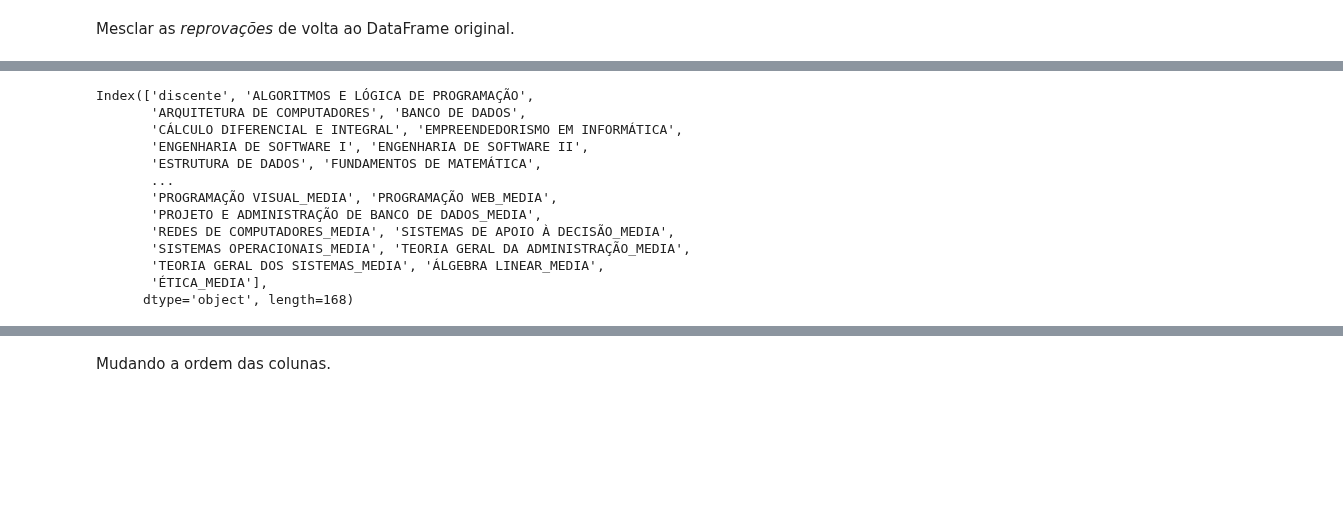
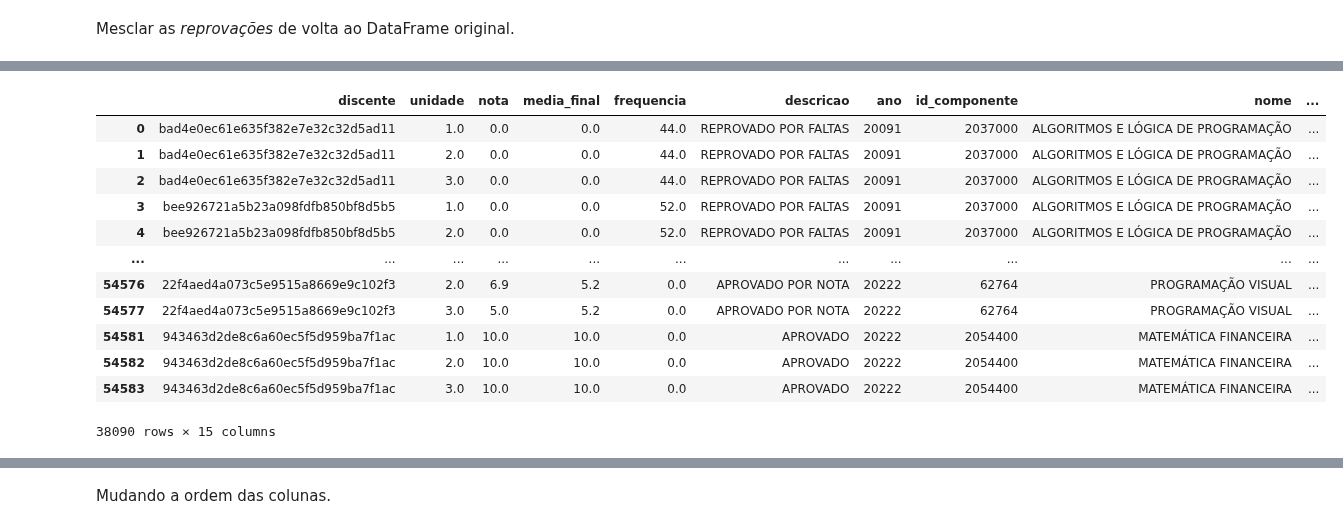
Before and after one commit to wanessabezerra/dataframe-bsi, a Jupyter notebook: dataframe-bsi/dados-extraidos.ipynb, the cells around one changed output, grey strips where cells are left out. Drawn from its saved outputs; the diff is of its cells as text; code cells hidden in the pictures; blank space fills up the shorter version.

```diff
--- a/dataframe-bsi/dados-extraidos.ipynb
+++ b/dataframe-bsi/dados-extraidos.ipynb
@@ -537,39 +657,21 @@ df_resultado.to_csv('df_dados_faltas.csv', index=False, sep=',', quoting=csv.QUO
-# %%
-# Converter a coluna 'media_final' para tipo numérico se necessário
-df_dados_filtrado['media_final'] = pd.to_numeric(df_dados_filtrado['media_final'], errors='coerce')
-
-# Preencher os valores NaN em 'media_final' com 0
-df_dados_filtrado['media_final'] = df_dados_filtrado['media_final'].fillna(0)
-
-# Calcular a média final de cada disciplina por discente
-media_final_disciplinas = df_dados_filtrado.groupby(['discente', 'nome'])['media_final'].mean().reset_index()
-
-# Pivotar as médias finais
-media_final_pivot = media_final_disciplinas.pivot(index='discente', columns='nome', values='media_final').reset_index()
-
-# Renomear as colunas pivotadas para incluir '_MEDIA'
-media_final_pivot.columns = [f"{col}_MEDIA" if col != 'discente' else col for col in media_final_pivot.columns]
-
-# Mesclar as médias finais ao DataFrame tabela_final
-tabela_final = tabela_final.merge(media_final_pivot, on='discente', how='left')
-
-# Preencher os valores NaN resultantes da pivotagem com 0
-tabela_final = tabela_final.fillna(0)
-
-# Listar as colunas que foram adicionadas para confirmar a inclusão
-tabela_final.columns
-# %% [output]
-Index(['discente', 'ALGORITMOS E LÓGICA DE PROGRAMAÇÃO',
-       'ARQUITETURA DE COMPUTADORES', 'BANCO DE DADOS',
-       'CÁLCULO DIFERENCIAL E INTEGRAL', 'EMPREENDEDORISMO EM INFORMÁTICA',
-       'ENGENHARIA DE SOFTWARE I', 'ENGENHARIA DE SOFTWARE II',
-       'ESTRUTURA DE DADOS', 'FUNDAMENTOS DE MATEMÁTICA',
-       ...
-       'PROGRAMAÇÃO VISUAL_MEDIA', 'PROGRAMAÇÃO WEB_MEDIA',
-       'PROJETO E ADMINISTRAÇÃO DE BANCO DE DADOS_MEDIA',
-       'REDES DE COMPUTADORES_MEDIA', 'SISTEMAS DE APOIO À DECISÃO_MEDIA',
-       'SISTEMAS OPERACIONAIS_MEDIA', 'TEORIA GERAL DA ADMINISTRAÇÃO_MEDIA',
-       'TEORIA GERAL DOS SISTEMAS_MEDIA', 'ÁLGEBRA LINEAR_MEDIA',
-       'ÉTICA_MEDIA'],
-      dtype='object', length=168)
+# %%
+df_dados_filtrado['ano'] = pd.to_numeric(df_dados_filtrado['ano'], errors='coerce').fillna(0).astype(int)
+# %%
+df_dados_filtrado = df_dados_filtrado.drop_duplicates()
+df_dados_filtrado.to_csv('df_dados_filtrado4.csv', index=False, sep=',', quoting=csv.QUOTE_NONNUMERIC)
+df_dados_filtrado
+# %% [output]
+|  | discente | unidade | nota | media_final | frequencia | descricao | ano | id_componente | nome | ... |
+| 0 | bad4e0ec61e635f382e7e32c32d5ad11 | 1.0 | 0.0 | 0.0 | 44.0 | REPROVADO POR FALTAS | 20091 | 2037000 | ALGORITMOS E LÓGICA DE PROGRAMAÇÃO | ... |
+| 1 | bad4e0ec61e635f382e7e32c32d5ad11 | 2.0 | 0.0 | 0.0 | 44.0 | REPROVADO POR FALTAS | 20091 | 2037000 | ALGORITMOS E LÓGICA DE PROGRAMAÇÃO | ... |
+| 2 | bad4e0ec61e635f382e7e32c32d5ad11 | 3.0 | 0.0 | 0.0 | 44.0 | REPROVADO POR FALTAS | 20091 | 2037000 | ALGORITMOS E LÓGICA DE PROGRAMAÇÃO | ... |
+| 3 | bee926721a5b23a098fdfb850bf8d5b5 | 1.0 | 0.0 | 0.0 | 52.0 | REPROVADO POR FALTAS | 20091 | 2037000 | ALGORITMOS E LÓGICA DE PROGRAMAÇÃO | ... |
+| 4 | bee926721a5b23a098fdfb850bf8d5b5 | 2.0 | 0.0 | 0.0 | 52.0 | REPROVADO POR FALTAS | 20091 | 2037000 | ALGORITMOS E LÓGICA DE PROGRAMAÇÃO | ... |
+| ... | ... | ... | ... | ... | ... | ... | ... | ... | ... | ... |
+| 54576 | 22f4aed4a073c5e9515a8669e9c102f3 | 2.0 | 6.9 | 5.2 | 0.0 | APROVADO POR NOTA | 20222 | 62764 | PROGRAMAÇÃO VISUAL | ... |
+| 54577 | 22f4aed4a073c5e9515a8669e9c102f3 | 3.0 | 5.0 | 5.2 | 0.0 | APROVADO POR NOTA | 20222 | 62764 | PROGRAMAÇÃO VISUAL | ... |
+| 54581 | 943463d2de8c6a60ec5f5d959ba7f1ac | 1.0 | 10.0 | 10.0 | 0.0 | APROVADO | 20222 | 2054400 | MATEMÁTICA FINANCEIRA | ... |
+| 54582 | 943463d2de8c6a60ec5f5d959ba7f1ac | 2.0 | 10.0 | 10.0 | 0.0 | APROVADO | 20222 | 2054400 | MATEMÁTICA FINANCEIRA | ... |
+| 54583 | 943463d2de8c6a60ec5f5d959ba7f1ac | 3.0 | 10.0 | 10.0 | 0.0 | APROVADO | 20222 | 2054400 | MATEMÁTICA FINANCEIRA | ... |
+38090 rows × 15 columns
 # %%
```
Also changed, not shown: parts of 55 cells of this notebook.
